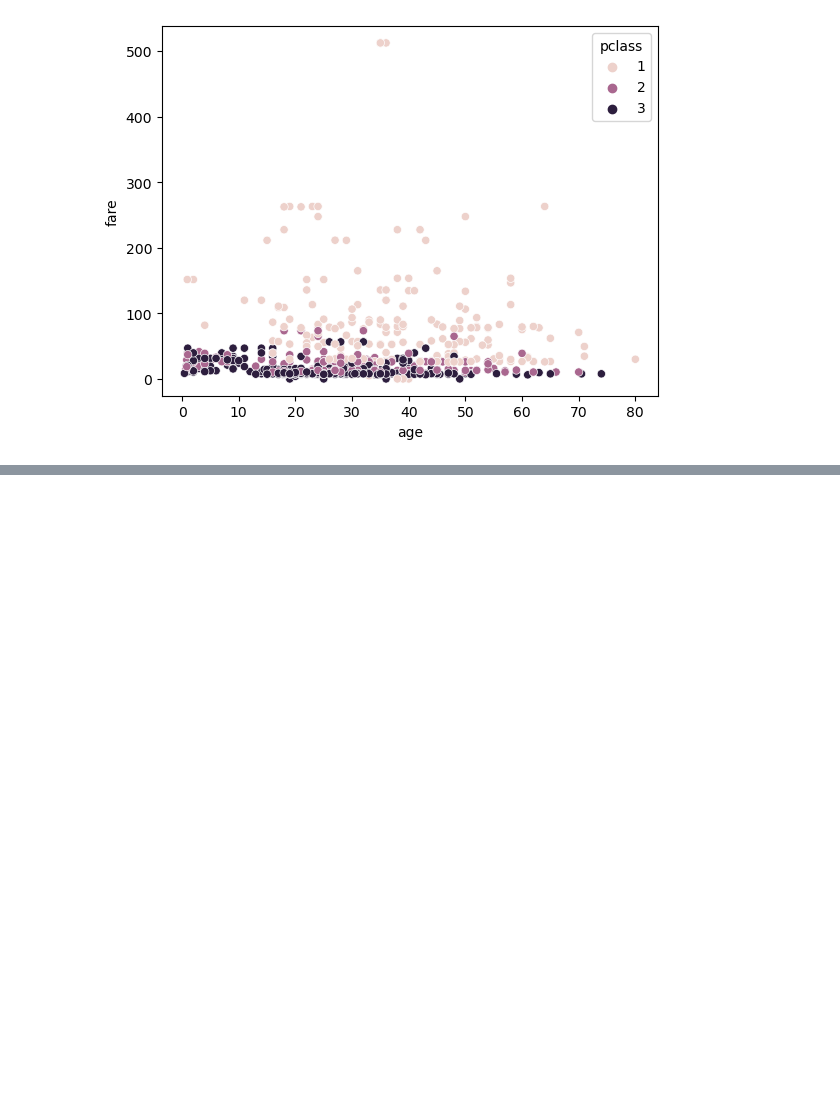
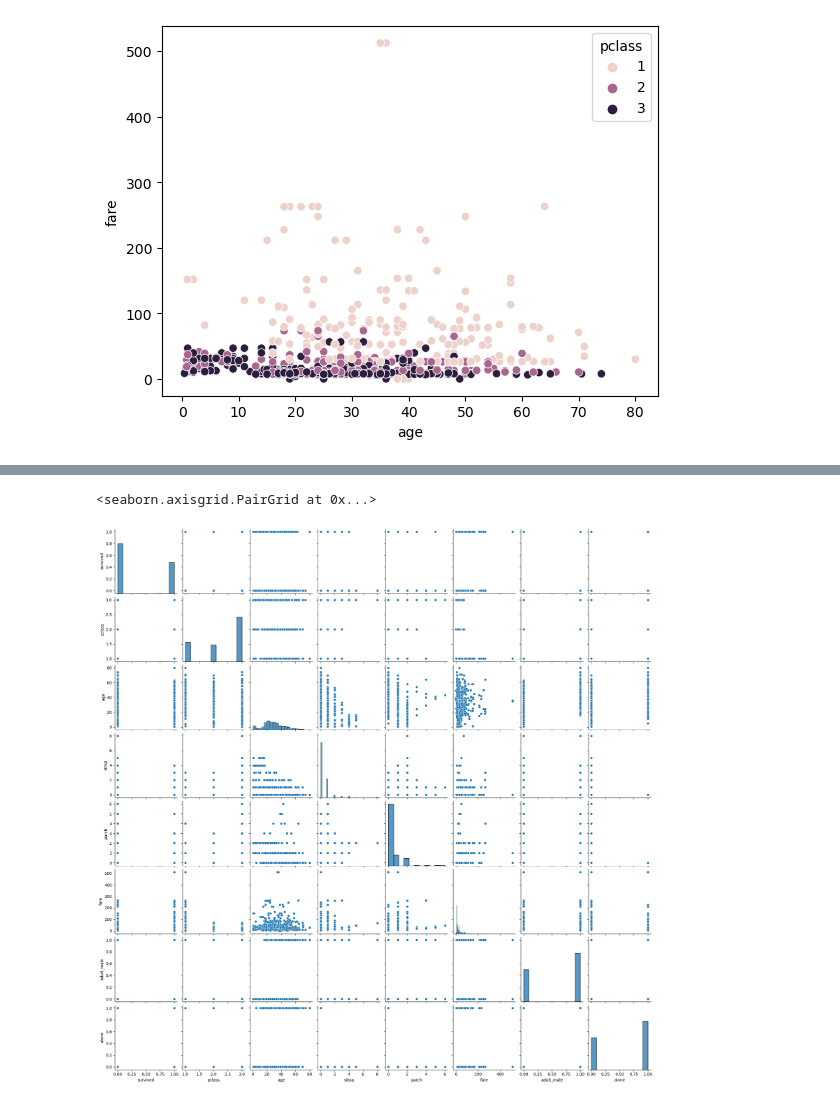
Before and after one commit to Afzalfaizi/python-ka-chilla, a Jupyter notebook: data_visualization.ipynb, the cells around one changed output, grey strips where cells are left out. Saved outputs shown, nothing was run; the diff lists cells and outputs as text; code cells hidden in the pictures; blank space fills up the shorter version.

```diff
--- a/data_visualization.ipynb
+++ b/data_visualization.ipynb
@@ -86,0 +92,5 @@ sns.scatterplot(data=kashti, x='age', y='fare', hue='pclass')
+# %%
+sns.pairplot(kashti)
+# %% [output]
+<seaborn.axisgrid.PairGrid at 0x...>
+[figure, added]
```
Also changed, not shown: parts of 1 cell of this notebook.
